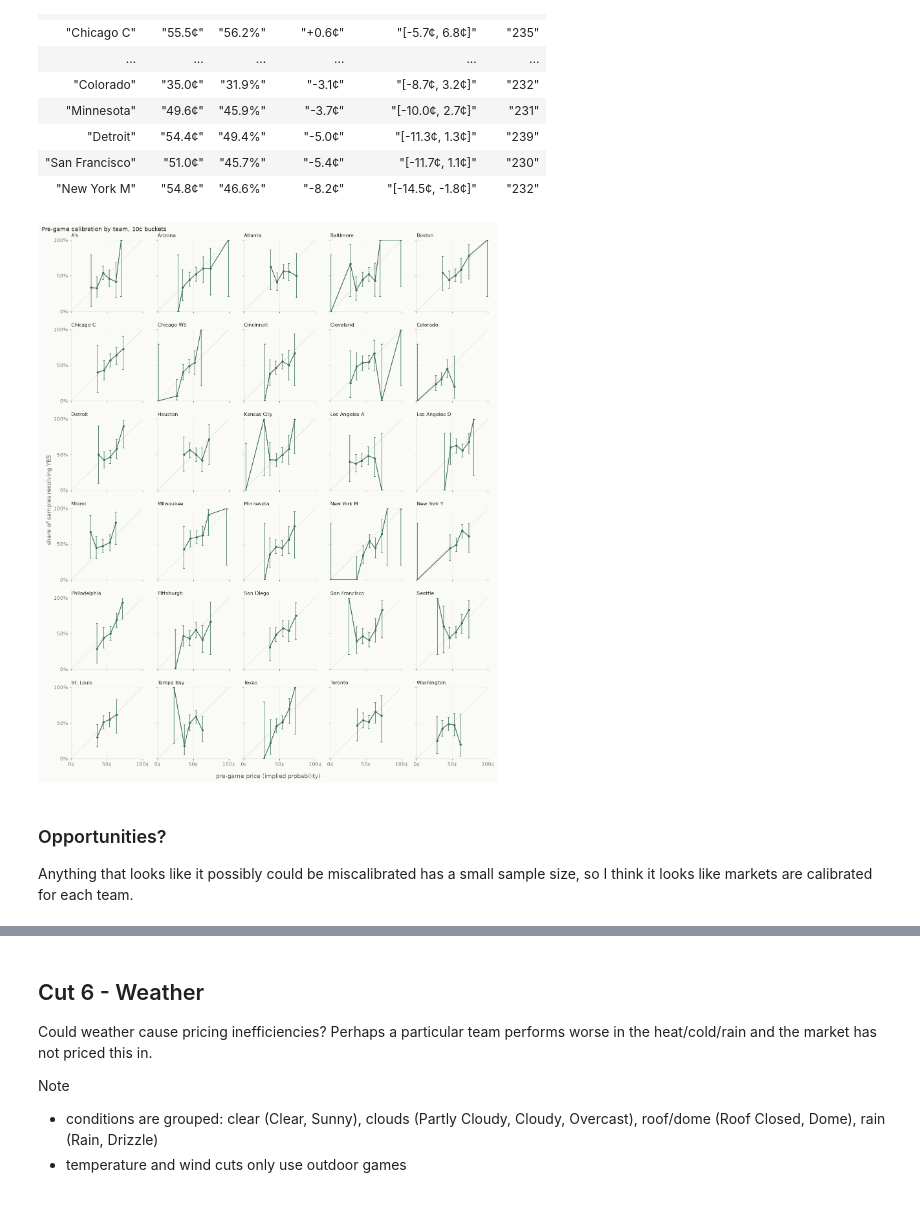
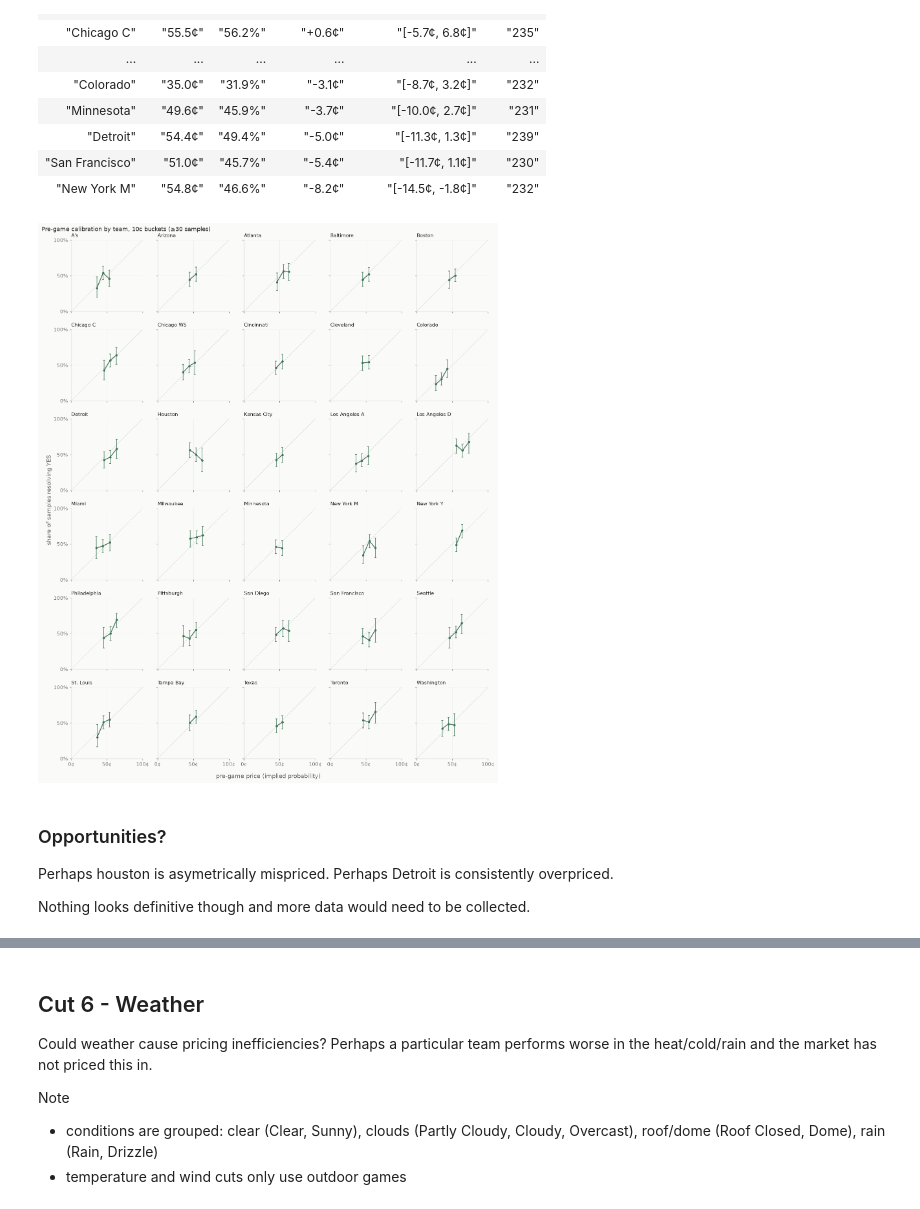
Before and after one commit to zhinit/prediction-market-analysis, a Jupyter notebook: analysis/mlb_calibration.ipynb, the cells around one changed output, grey strips where cells are left out. Cells and saved outputs as stored; diff of their text form; code cells hidden in the pictures.

```diff
--- a/analysis/mlb_calibration.ipynb
+++ b/analysis/mlb_calibration.ipynb
@@ -301,0 +341,19 @@ My read at this point is that this is likely just noise.
+# %%
+fig, axes = plt.subplots(2, 2, figsize=(8.6, 8.6), sharex=True, sharey=True)
+
+for ax, (season, half) in zip(axes.flat, PERIODS):
+    df = calibration("pre_snap_period", "season = ? AND half = ?",
+                     buckets=10, params=[season, half])
+    plot_calibration(ax, df.filter(pl.col("n_samples") >= 30))
+    ax.set_title(f"{season} {half}", color=INK, fontsize=11)
+    ax.set_xticks([0, 0.5, 1])
+    ax.set_yticks([0, 0.5, 1])
+    ax.xaxis.set_major_formatter(CENTS)
+    ax.yaxis.set_major_formatter(PCT)
+
+fig.supxlabel("pre-game price (implied probability)", color=MUTED)
+fig.supylabel("share of samples resolving YES", color=MUTED)
+fig.suptitle("Pre-game calibration by period, 10c buckets (≥30 samples)",
+             color=INK, x=0.01, ha="left")
+fig.tight_layout()
+plt.show()
@@ -405,7 +471,7 @@ fig, axes = plt.subplots(3, 4, figsize=(13, 10), sharex=True, sharey=True)
 
 for ax, inning in zip(axes.flat, INNINGS):
     df = inning_calibration(inning)
-    plot_calibration(ax, df)
+    plot_calibration(ax, df.filter(pl.col("n_samples") >= 30))
     ax.set_title(inning, color=INK, fontsize=11)
     ax.set_xticks([0, 0.5, 1])
     ax.set_yticks([0, 0.5, 1])
@@ -416,8 +482,8 @@ for ax in axes.flat[len(INNINGS):]:
     ax.set_visible(False)
 fig.supxlabel("snapshot price (implied probability)", color=MUTED)
 fig.supylabel("share of samples resolving YES", color=MUTED)
-fig.suptitle("Calibration by inning, 10c buckets", color=INK, x=0.01,
-             ha="left")
+fig.suptitle("Calibration by inning, 10c buckets (≥30 samples)", color=INK,
+             x=0.01, ha="left")
 fig.tight_layout()
 plt.show()
 # %% [output]
@@ -457,14 +523,14 @@ fig, ax = plt.subplots(figsize=(6.2, 6.2))
 home = calibration("mlb_calib_pre_snapshots", "side = 'home'")
 away = calibration("mlb_calib_pre_snapshots", "side = 'away'")
 # tails hold 1-2 samples per bucket; plot only buckets with real sample
-plot_calibration(ax, home.filter(pl.col("n_samples") >= 20),
+plot_calibration(ax, home.filter(pl.col("n_samples") >= 30),
                  color=GREEN, label="home")
-plot_calibration(ax, away.filter(pl.col("n_samples") >= 20),
+plot_calibration(ax, away.filter(pl.col("n_samples") >= 30),
                  color=CLAY, label="away")
 
 ax.set_xlabel("pre-game price (implied probability)")
 ax.set_ylabel("share of samples resolving YES")
-ax.set_title("Pre-game calibration by side, 10c buckets (≥20 samples)",
+ax.set_title("Pre-game calibration by side, 10c buckets (≥30 samples)",
              color=INK)
 ax.xaxis.set_major_formatter(CENTS)
 ax.yaxis.set_major_formatter(PCT)
@@ -543,25 +609,28 @@ show_group(teams, "team")
 # %%
 fig, axes = plt.subplots(6, 5, figsize=(13, 16), sharex=True, sharey=True)
 
 for ax, team in zip(axes.flat, teams.sort("team")["team"]):
     df = calibration("mlb_calib_pre_snapshots", "team = ?", buckets=10,
                      params=[team])
-    plot_calibration(ax, df)
+    plot_calibration(ax, df.filter(pl.col("n_samples") >= 30))
     ax.set_title(team, color=INK, fontsize=10)
     ax.set_xticks([0, 0.5, 1])
     ax.set_yticks([0, 0.5, 1])
     ax.xaxis.set_major_formatter(CENTS)
     ax.yaxis.set_major_formatter(PCT)
 
 fig.supxlabel("pre-game price (implied probability)", color=MUTED)
 fig.supylabel("share of samples resolving YES", color=MUTED)
-fig.suptitle("Pre-game calibration by team, 10c buckets", color=INK,
+fig.suptitle("Pre-game calibration by team, 10c buckets (≥30 samples)", color=INK,
              x=0.01, ha="left")
 fig.tight_layout()
 plt.show()
 # %% [output]
-[figure, old version]
+[figure, new version]
 # %% [markdown]
 ### Opportunities?
 
-Anything that looks like it possibly could be miscalibrated has a small sample size, so I think it looks like markets are calibrated for each team.
+Perhaps houston is asymetrically mispriced.
+Perhaps Detroit is consistently overpriced.
+
+Nothing looks definitive though and more data would need to be collected.
```
Also changed, not shown: parts of 18 cells of this notebook, 3 other files.
